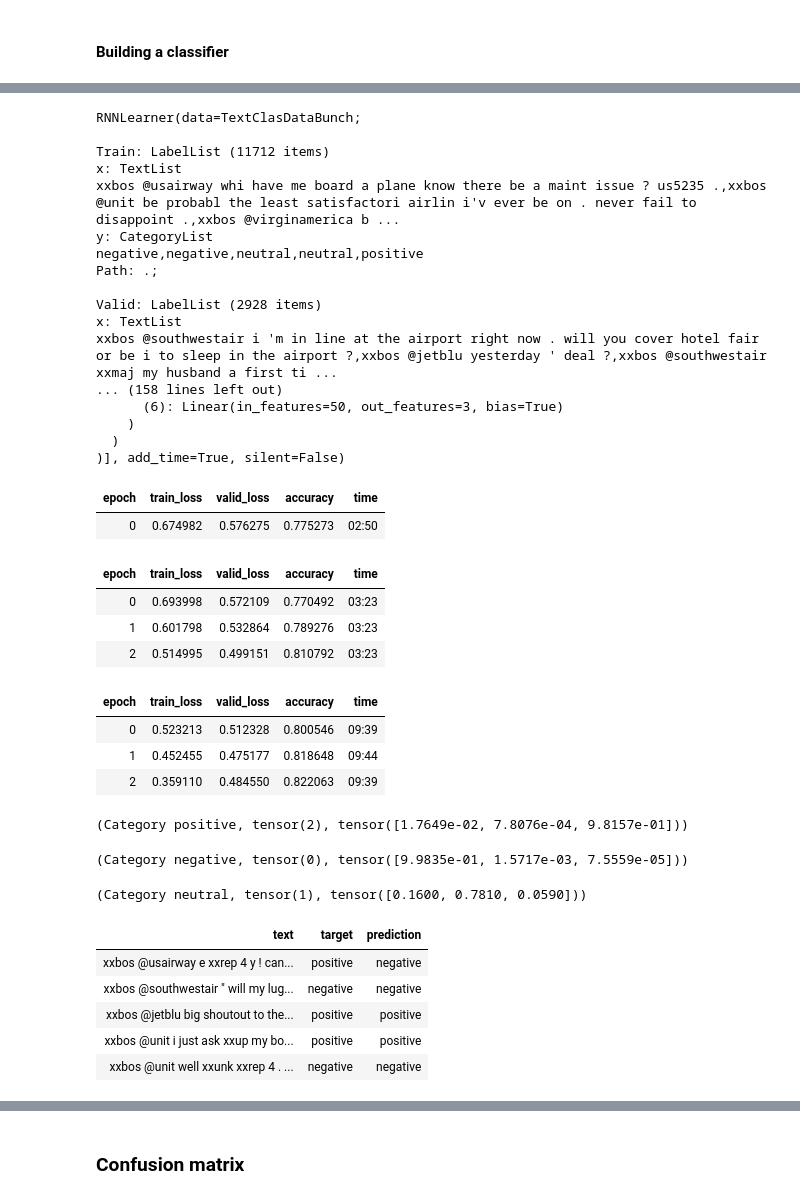
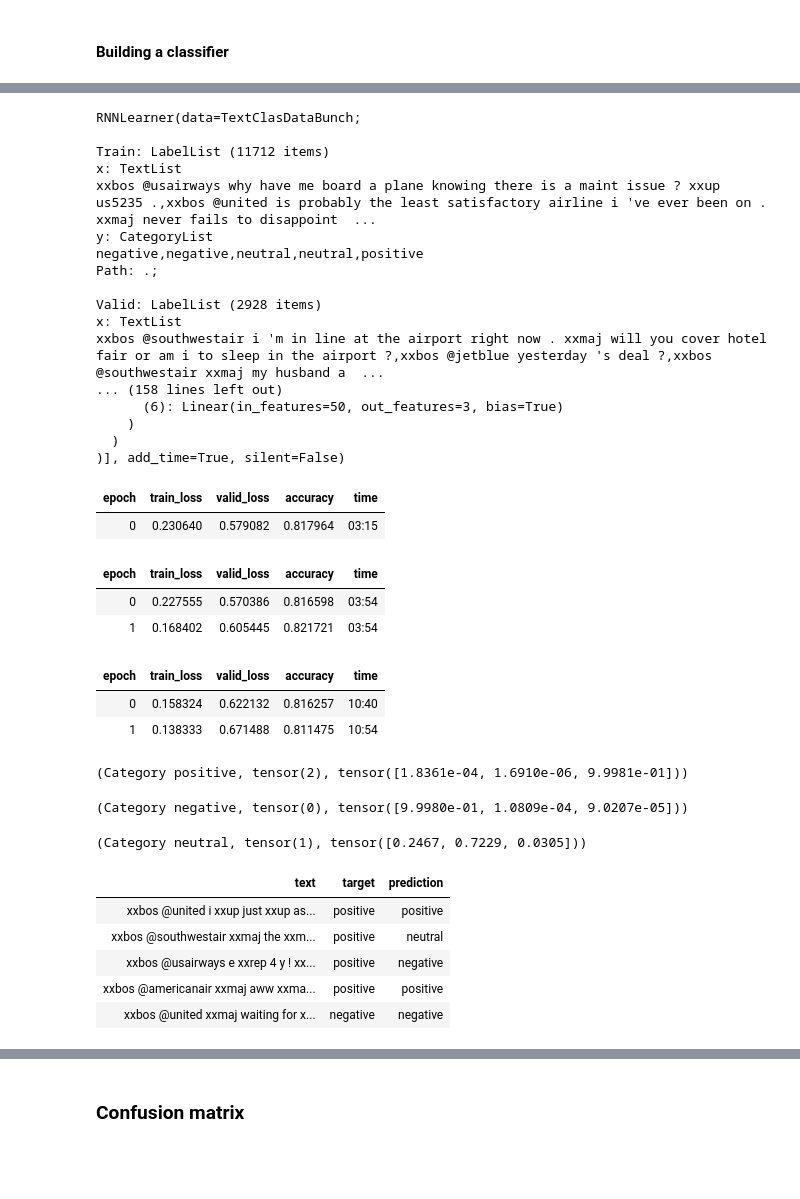
Before and after one commit to AlekseiMikhalev/Data-Science-Projects, a Jupyter notebook: Fellowship.ai_ULMFiT_analysis.ipynb, the cells around one changed output, grey strips where cells are left out. Cells and saved outputs as stored; diff of their text form; code cells hidden in the pictures; blank space fills up the shorter version.

```diff
--- a/Fellowship.ai_ULMFiT_analysis.ipynb
+++ b/Fellowship.ai_ULMFiT_analysis.ipynb
@@ -435,9 +480,0 @@ tweets_preprocessed.head()
-# %%
-# Import Porter Stemmer and do stemming
-from nltk.tokenize import sent_tokenize, word_tokenize
-from nltk.stem import PorterStemmer
-
-ps = PorterStemmer()
-
-tweets_preprocessed['text'] = tweets_preprocessed['text'].apply(lambda x: ' '.join([ps.stem(word) for word in x.split()]))
-tweets_preprocessed.head()
@@ -455,8 +480,0 @@ See the caveats in the documentation: http://pandas.pydata.org/pandas-docs/stabl
-# %%
-# Import WordNet Lemmatizer and do Lemmatization
-nltk.download('wordnet')
-from nltk.stem.wordnet import WordNetLemmatizer
-
-lmtzr = WordNetLemmatizer()
-tweets_preprocessed['text'] = tweets_preprocessed['text'].apply(lambda x: ' '.join([lmtzr.lemmatize(word, 'v') for word in x.split()]))
-tweets_preprocessed.head()
@@ -595,14 +590,14 @@ RNNLearner(data=TextClasDataBunch;
 
 Train: LabelList (11712 items)
 x: TextList
-xxbos @usairway whi have me board a plane know there be a maint issue ? us5235 .,xxbos @unit be probabl the least satisfactori airlin i'v ever be on . never fail to disappoint .,xxbos @virginamerica b ...
+xxbos @usairways why have me board a plane knowing there is a maint issue ? xxup us5235 .,xxbos @united is probably the least satisfactory airline i 've ever been on . xxmaj never fails to disappoint  ...
 y: CategoryList
 negative,negative,neutral,neutral,positive
 Path: .;
 
 Valid: LabelList (2928 items)
 x: TextList
-xxbos @southwestair i 'm in line at the airport right now . will you cover hotel fair or be i to sleep in the airport ?,xxbos @jetblu yesterday ' deal ?,xxbos @southwestair xxmaj my husband a first ti ...
+xxbos @southwestair i 'm in line at the airport right now . xxmaj will you cover hotel fair or am i to sleep in the airport ?,xxbos @jetblue yesterday 's deal ?,xxbos @southwestair xxmaj my husband a  ...
 ... (158 lines left out)
       (6): Linear(in_features=50, out_features=3, bias=True)
     )
@@ -613,44 +608,42 @@ xxbos @southwestair i 'm in line at the airport right now . will you cover hotel
 learn.fit_one_cycle(1, 1e-2)
 # %% [output]
 | epoch | train_loss | valid_loss | accuracy | time |
-| 0 | 0.674982 | 0.576275 | 0.775273 | 02:50 |
+| 0 | 0.230640 | 0.579082 | 0.817964 | 03:15 |
 # %%
 # train last two layers
 learn.freeze_to(-2)
-learn.fit_one_cycle(3, slice(5e-3/2., 5e-3))
+learn.fit_one_cycle(2, slice(5e-3/2., 5e-3))
 # %% [output]
 | epoch | train_loss | valid_loss | accuracy | time |
-| 0 | 0.693998 | 0.572109 | 0.770492 | 03:23 |
-| 1 | 0.601798 | 0.532864 | 0.789276 | 03:23 |
-| 2 | 0.514995 | 0.499151 | 0.810792 | 03:23 |
+| 0 | 0.227555 | 0.570386 | 0.816598 | 03:54 |
+| 1 | 0.168402 | 0.605445 | 0.821721 | 03:54 |
 # %%
 # train other layers
 learn.unfreeze()
-learn.fit_one_cycle(3, slice(5e-3/100, 5e-3))
+learn.fit_one_cycle(2, slice(2e-3/100, 2e-3))
 # %% [output]
 | epoch | train_loss | valid_loss | accuracy | time |
-| 0 | 0.523213 | 0.512328 | 0.800546 | 09:39 |
-| 1 | 0.452455 | 0.475177 | 0.818648 | 09:44 |
-| 2 | 0.359110 | 0.484550 | 0.822063 | 09:39 |
+| 0 | 0.158324 | 0.622132 | 0.816257 | 10:40 |
+| 1 | 0.138333 | 0.671488 | 0.811475 | 10:54 |
 # %%
 learn.predict('I love this airlines')
 # %% [output]
-(Category positive, tensor(2), tensor([1.7649e-02, 7.8076e-04, 9.8157e-01]))
+(Category positive, tensor(2), tensor([1.8361e-04, 1.6910e-06, 9.9981e-01]))
 # %%
 learn.predict('Horrible service, never again')
 # %% [output]
-(Category negative, tensor(0), tensor([9.9835e-01, 1.5717e-03, 7.5559e-05]))
+(Category negative, tensor(0), tensor([9.9980e-01, 1.0809e-04, 9.0207e-05]))
 # %%
 learn.predict('nothing special, just ordinary flight')
 # %% [output]
-(Category neutral, tensor(1), tensor([0.1600, 0.7810, 0.0590]))
+(Category neutral, tensor(1), tensor([0.2467, 0.7229, 0.0305]))
 # %%
 learn.show_results()
 # %% [output]
 | text | target | prediction |
-| xxbos @usairway e xxrep 4 y ! can... | positive | negative |
-| xxbos @southwestair " will my lug... | negative | negative |
-| xxbos @jetblu big shoutout to the... | positive | positive |
-| xxbos @unit i just ask xxup my bo... | positive | positive |
-| xxbos @unit well xxunk xxrep 4 . ... | negative | negative |
+| xxbos @united i xxup just xxup as... | positive | positive |
+| xxbos @southwestair xxmaj the xxm... | positive | neutral |
+| xxbos @usairways e xxrep 4 y ! xx... | positive | negative |
+| xxbos @americanair xxmaj aww xxma... | positive | positive |
+| xxbos @united xxmaj waiting for x... | negative | negative |
 # %%
```
Also changed, not shown: parts of 49 cells of this notebook.
